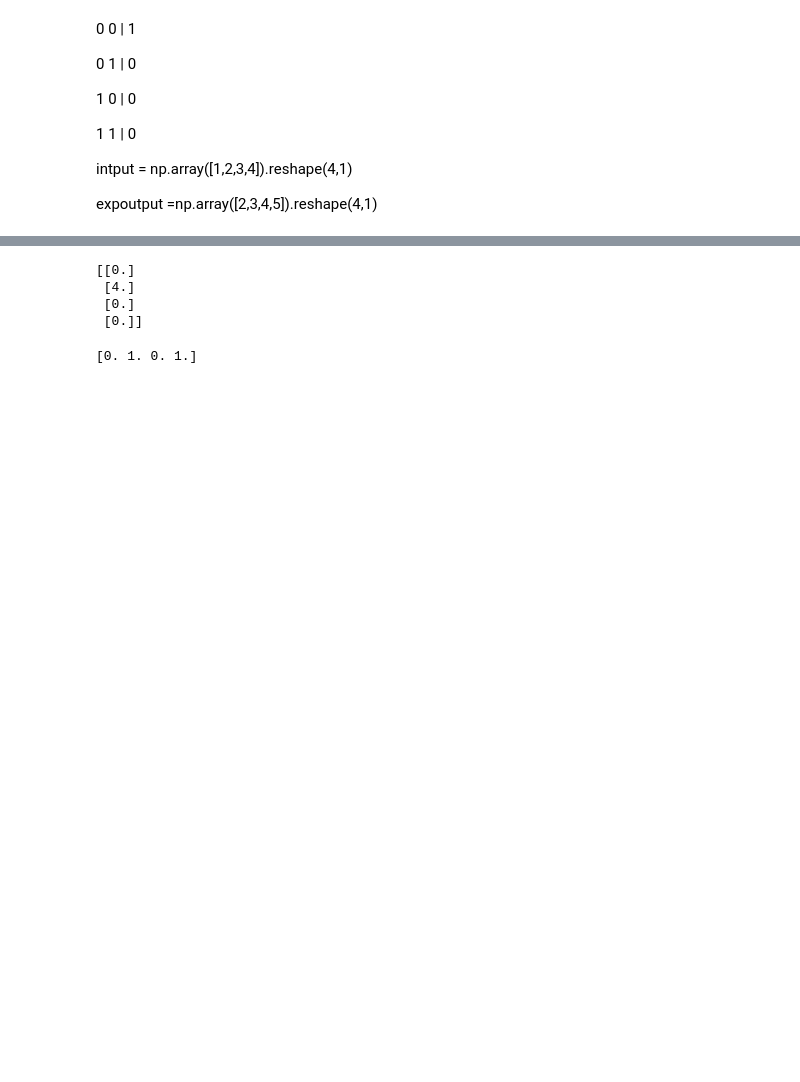
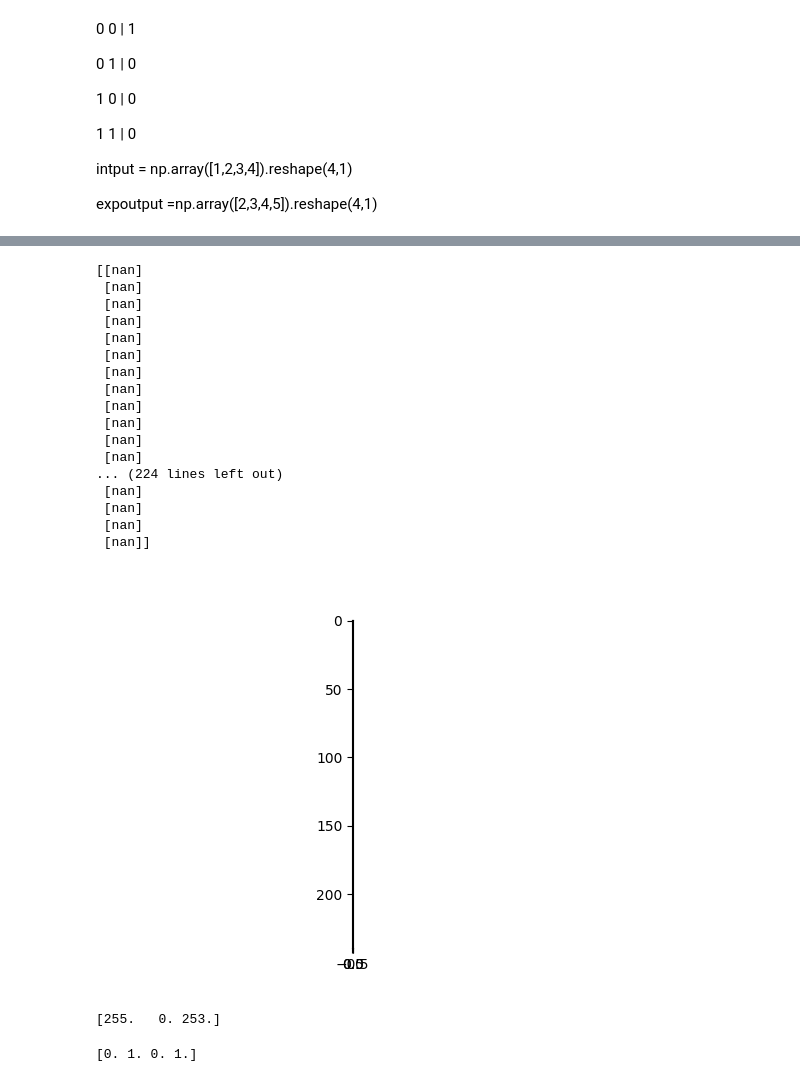
Before and after one commit to Michal1Bogucki/test, a Jupyter notebook: Untitled0.ipynb, the cells around one changed output, grey strips where cells are left out. Cells and saved outputs as stored; diff of their text form; code cells hidden in the pictures; blank space fills up the shorter version.

```diff
--- a/Untitled0.ipynb
+++ b/Untitled0.ipynb
@@ -142,24 +154,27 @@ intput = np.array([1,2,3,4]).reshape(4,1)
 
 expoutput =np.array([2,3,4,5]).reshape(4,1)
 # %%
-Tensor.training = True
 
 from IPython.display import clear_output
 from extra.training import sparse_categorical_crossentropy
-from tinygrad.nn.optim import SGD
+from tinygrad.nn.optim import SGD, LAMB
+from tinygrad.state import get_parameters
+Tensor.training = True
+opt = SGD(get_parameters(net), lr=3e-4)
 
-opt = SGD([net.l1.weight,net.l1.bias,
-           net.l2.weight,net.l2.bias,
-           net.l3.weight,net.l3.bias ], lr=3e-3)
 def mean_squared_error(y_true, y_pred):
-    x= y_true.sub(Tensor(y_pred.astype(np.float32))).pow(2).mean()
+    x= y_true.sub(Tensor(y_pred.astype(np.float32))).abs().mean()
+    #x= y_true.sub(Tensor(y_pred.astype(np.float32))).square().mean()
     return x
 
 grid_size=28
 
 image=(np.array(images_real[21]).reshape(28,28))[3:23,9:21]
 
-data=np.array([(x/27-.5, y/27-.5,image[x,y]/255) for x in range(image.shape[0]) for y in range(image.shape[1])])
+data=np.array([(x, y,image[x,y]) for x in range(image.shape[0]) for y in range(image.shape[1])])
 
+row= 15
+
+data2train=data[row*image.shape[1]:row*image.shape[1]+image.shape[1],:]
+#data2train=data2train[[1,5,10],:]
 fig=plt.imshow(image, interpolation='none', cmap='gray')
-plt.show()
@@ -187,10 +200,31 @@ for step in range(100000):
-# %%
-print(mean_squared_error(Tensor(intput),np.array([1,4,3,4]).reshape(4,1)).numpy())
-# %% [output]
-[[0.]
- [4.]
- [0.]
- [0.]]
+# %%
+out=net(Tensor(data[:,1:2],requires_grad=False)).numpy()#.reshape(image.shape)
+print(out)
+fig=plt.imshow(out, interpolation='none', cmap='gray')
+plt.show()
+# %% [output]
+[[nan]
+ [nan]
+ [nan]
+ [nan]
+ [nan]
+ [nan]
+ [nan]
+ [nan]
+ [nan]
+ [nan]
+ [nan]
+ [nan]
+... (224 lines left out)
+ [nan]
+ [nan]
+ [nan]
+ [nan]]
+[figure, added]
+# %%
+print(data2train[:,2])
+# %% [output]
+[255.   0. 253.]
 # %%
 intput = np.array( [[0,	0],
 [0,	1	],
```
Also changed, not shown: parts of 4 cells of this notebook.
